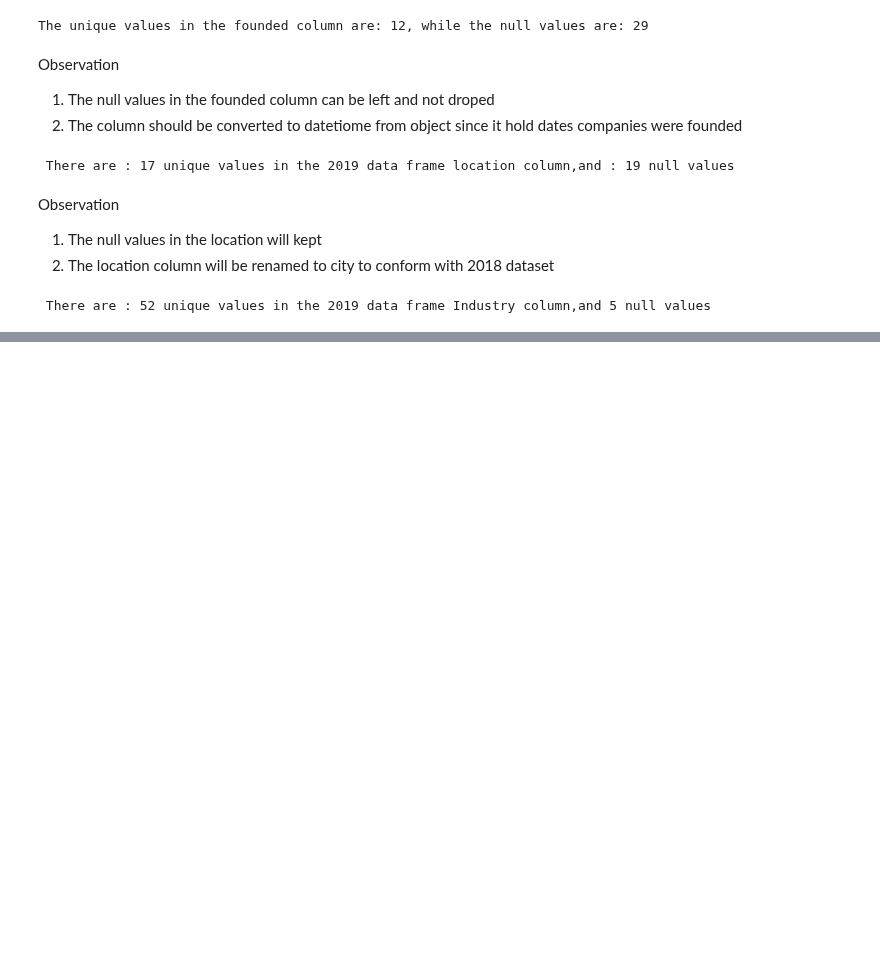
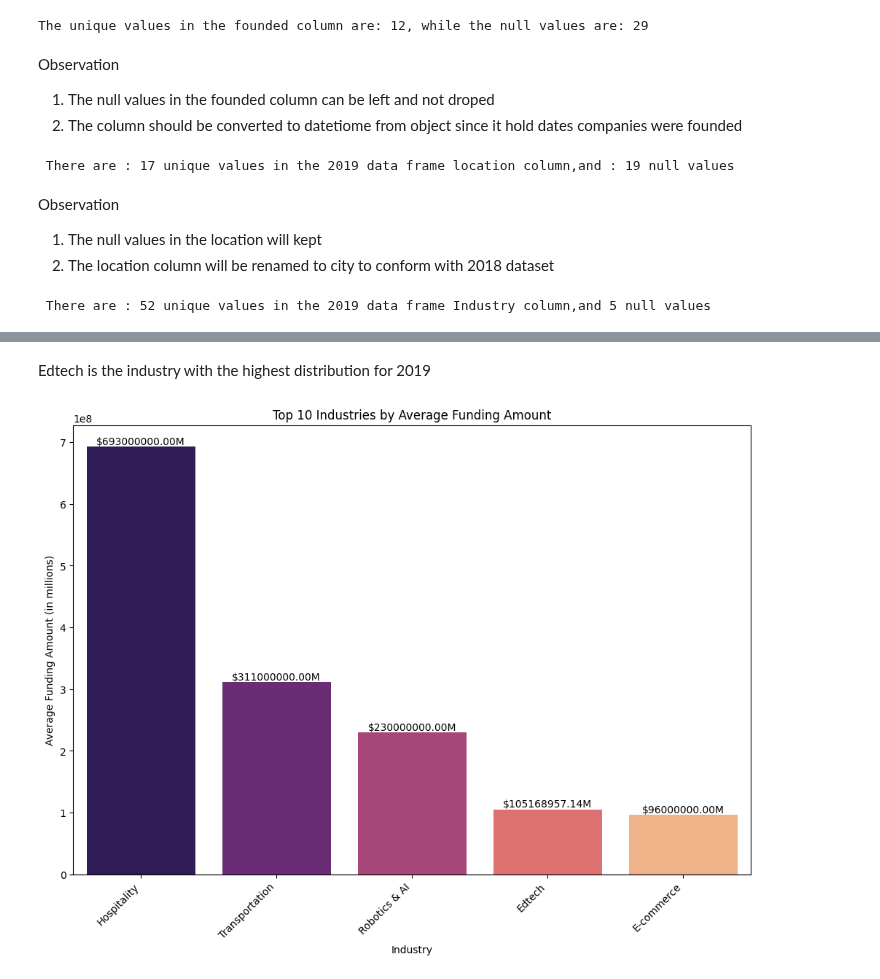
Before and after one commit to wamathaiwandeto/Indian-Startup-Ecosystem, a Jupyter notebook: project.ipynb, the cells around one changed output, grey strips where cells are left out. Drawn from its saved outputs; the diff is of its cells as text; code cells hidden in the pictures; blank space fills up the shorter version.

```diff
--- a/project.ipynb
+++ b/project.ipynb
@@ -672,0 +784,17 @@ df_2019.head(10)
+# %% [markdown]
+Edtech is the industry with the highest distribution for 2019
+# %%
+# 2 Average Funding Amount by Industry - Top 5 (Bar Chart)
+plt.figure(figsize=(12, 8))
+avg_funding_by_industry = df_2019.groupby('industry')['amount'].mean().sort_values(ascending=False).head(5)
+sns.barplot(x=avg_funding_by_industry.index, y=avg_funding_by_industry.values, palette='magma')
+plt.title('Top 10 Industries by Average Funding Amount')
+plt.xlabel('Industry')
+plt.ylabel('Average Funding Amount (in millions)')
+# Add data labels to the bar chart
+for i, value in enumerate(avg_funding_by_industry):
+    plt.text(i, value + 0.2, f'${value:.2f}M', ha='center', va='bottom', fontsize=10)
+plt.xticks(rotation=45, ha='right')
+plt.show()
+# %% [output]
+[figure, added]
```
Also changed, not shown: parts of 10 cells of this notebook.
